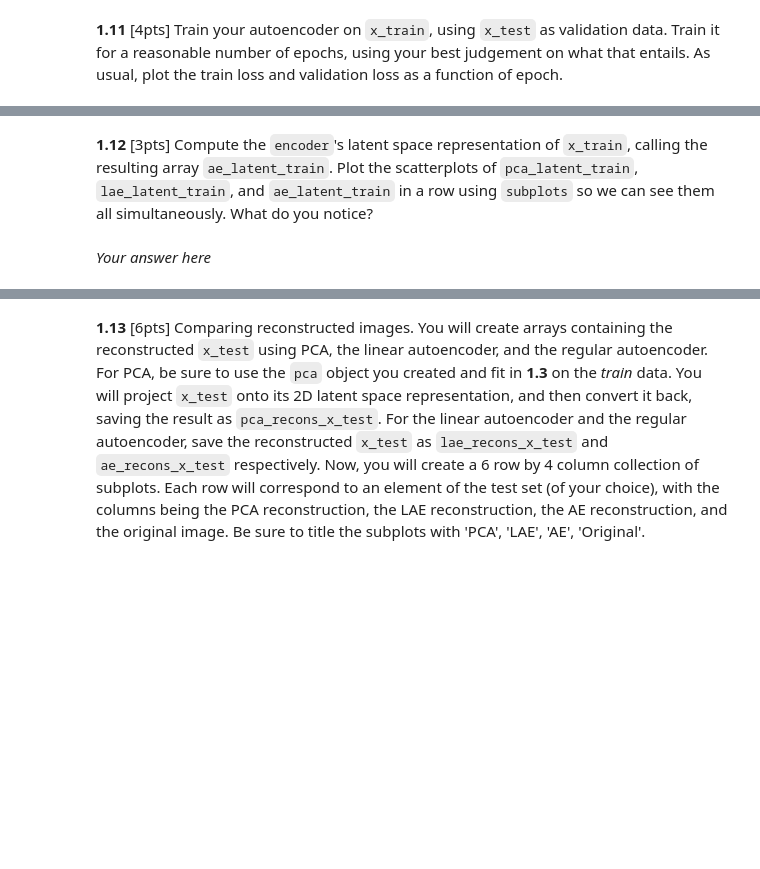
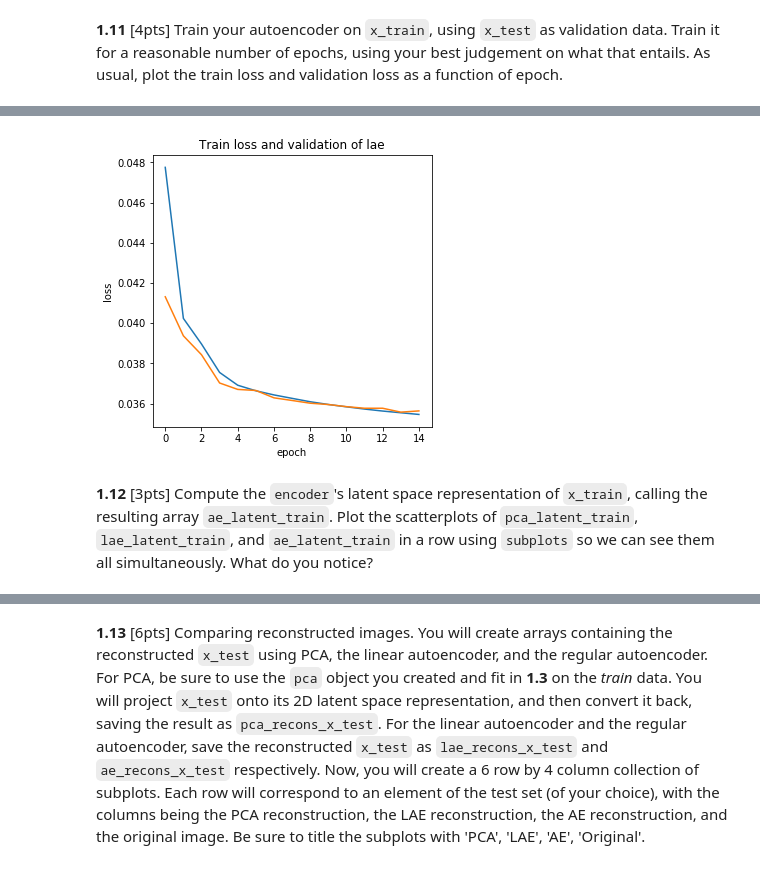
Before and after one commit to Ruby122/2020-CS109B, a Jupyter notebook: content/homeworks/hw05/cs109b-hw5-students.ipynb, the cells around one changed output, grey strips where cells are left out. Cells and saved outputs as stored; diff of their text form; code cells hidden in the pictures; blank space fills up the shorter version.

```diff
--- a/content/homeworks/hw05/cs109b-hw5-students.ipynb
+++ b/content/homeworks/hw05/cs109b-hw5-students.ipynb
@@ -266,0 +416,14 @@ history = lae.fit(x_train_flatten, x_train_flatten,
+# %%
+# your code here
+# compile
+optimizer = Adam(lr=0.002)
+ae.compile(optimizer=optimizer, loss='mse')
+# train
+epochs, batch_size = 15, 64
+history = ae.fit(x_train_flatten, x_train_flatten,
+                  epochs=epochs,
+                  batch_size=batch_size,
+                  validation_data=(x_test_flatten, x_test_flatten),
+                 )
+path_model = os.path.join(working_dir, 'model', 'ae.h5')
+ae.save(path_model)
@@ -267,3 +448,14 @@ history = lae.fit(x_train_flatten, x_train_flatten,
+# %%
+# your code here
+plt.figure(figsize = (5,5))
+plt.plot(history.history['loss'], label = 'train')
+plt.plot(history.history['val_loss'], label = 'validation')
+plt.title('Train loss and validation of lae')
+plt.xlabel('epoch')
+plt.ylabel('loss')
+plt.show()
+# %% [output]
+[figure, added]
 # %% [markdown]
 **1.12** [3pts] Compute the `encoder`'s latent space representation of `x_train`, calling the resulting array `ae_latent_train`. Plot the scatterplots of `pca_latent_train`, `lae_latent_train`, and `ae_latent_train` in a row using `subplots` so we can see them all simultaneously. What do you notice?
 # %%
@@ -273,2 +463,0 @@ history = lae.fit(x_train_flatten, x_train_flatten,
-# %% [markdown]
-*Your answer here*
```
Also changed, not shown: parts of 35 cells of this notebook, 2 other files.
